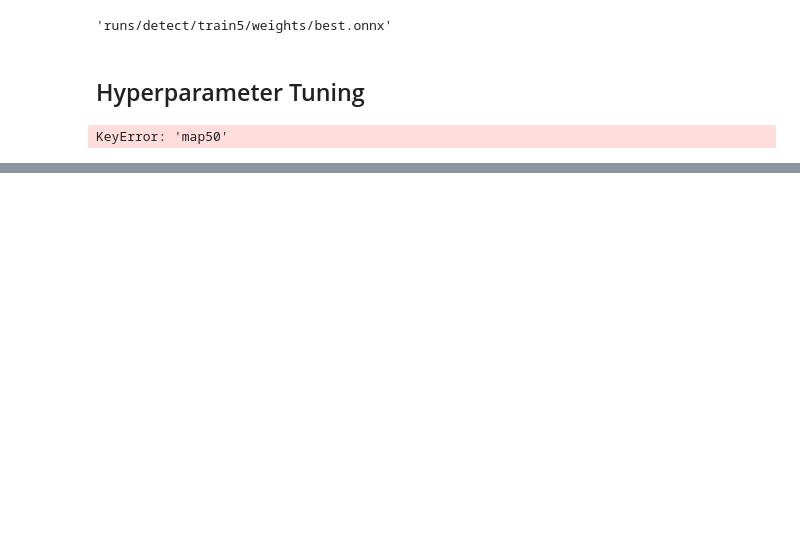
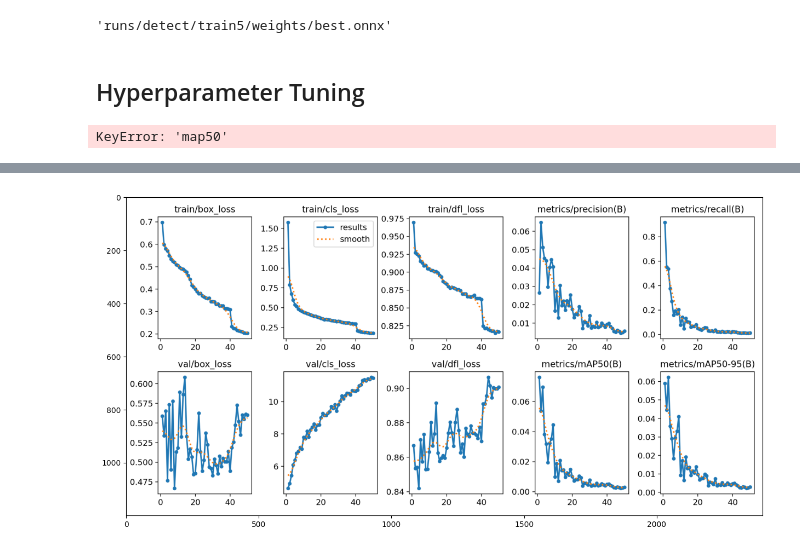
Before and after one commit to dominicfanucchi/aai-590_group4, a Jupyter notebook: notebooks/detection/yolov8_doodle.ipynb, the cells around one changed output, grey strips where cells are left out. Cells and saved outputs as stored; diff of their text form; code cells hidden in the pictures; blank space fills up the shorter version.

```diff
--- a/notebooks/detection/yolov8_doodle.ipynb
+++ b/notebooks/detection/yolov8_doodle.ipynb
@@ -601,0 +661,14 @@ cls: 0.5
+# %%
+import matplotlib.pyplot as plt
+
+results_img_path = '/content/runs/detect/train/results.png'
+
+# Load the image using imread
+img = plt.imread(results_img_path)
+# set image size
+plt.figure(figsize=(15, 15))
+# Display the image using imshow
+plt.imshow(img)
+plt.show()
+# %% [output]
+[figure, added]
```
Also changed, not shown: parts of 32 cells of this notebook.
